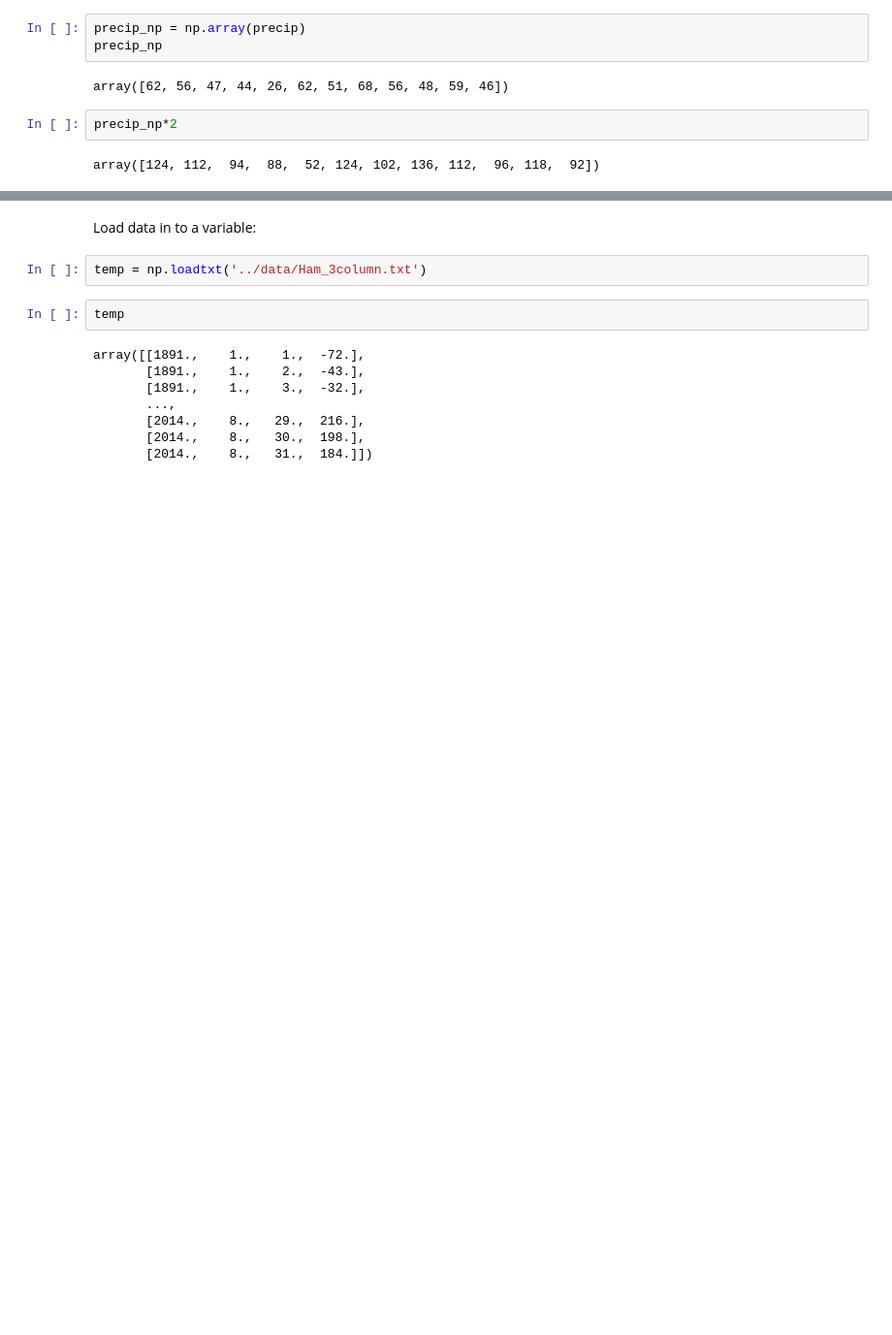
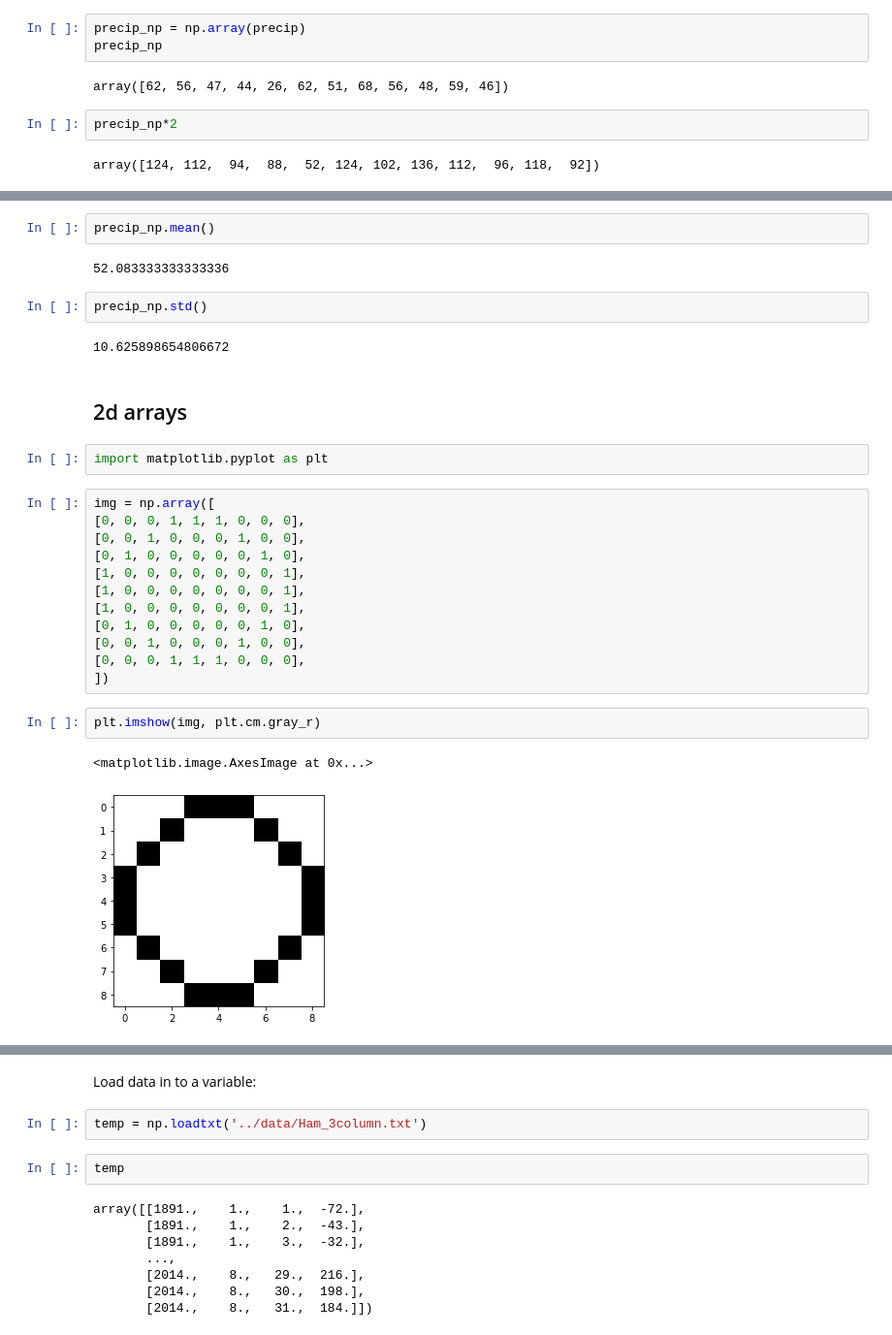
Before and after one commit to koldunovn/python_data_train, a Jupyter notebook: notebooks/04_numpy.ipynb, the cells around one changed output, grey strips where cells are left out. Shown at 97% size. Saved outputs shown, nothing was run; the diff lists cells and outputs as text; blank space fills up the shorter version.

```diff
--- a/notebooks/04_numpy.ipynb
+++ b/notebooks/04_numpy.ipynb
@@ -83,0 +82,29 @@ array([124, 112,  94,  88,  52, 124, 102, 136, 112,  96, 118,  92])
+# %%
+precip_np.mean()
+# %% [output]
+52.083333333333336
+# %%
+precip_np.std()
+# %% [output]
+10.625898654806672
+# %% [markdown]
+## 2d arrays
+# %%
+import matplotlib.pyplot as plt
+# %%
+img = np.array([
+[0, 0, 0, 1, 1, 1, 0, 0, 0],
+[0, 0, 1, 0, 0, 0, 1, 0, 0],
+[0, 1, 0, 0, 0, 0, 0, 1, 0],
+[1, 0, 0, 0, 0, 0, 0, 0, 1],
+[1, 0, 0, 0, 0, 0, 0, 0, 1],
+[1, 0, 0, 0, 0, 0, 0, 0, 1],
+[0, 1, 0, 0, 0, 0, 0, 1, 0],
+[0, 0, 1, 0, 0, 0, 1, 0, 0],
+[0, 0, 0, 1, 1, 1, 0, 0, 0],
+])
+# %%
+plt.imshow(img, plt.cm.gray_r)
+# %% [output]
+<matplotlib.image.AxesImage at 0x...>
+[figure, added]
```
Also changed, not shown: parts of 10 cells of this notebook.
